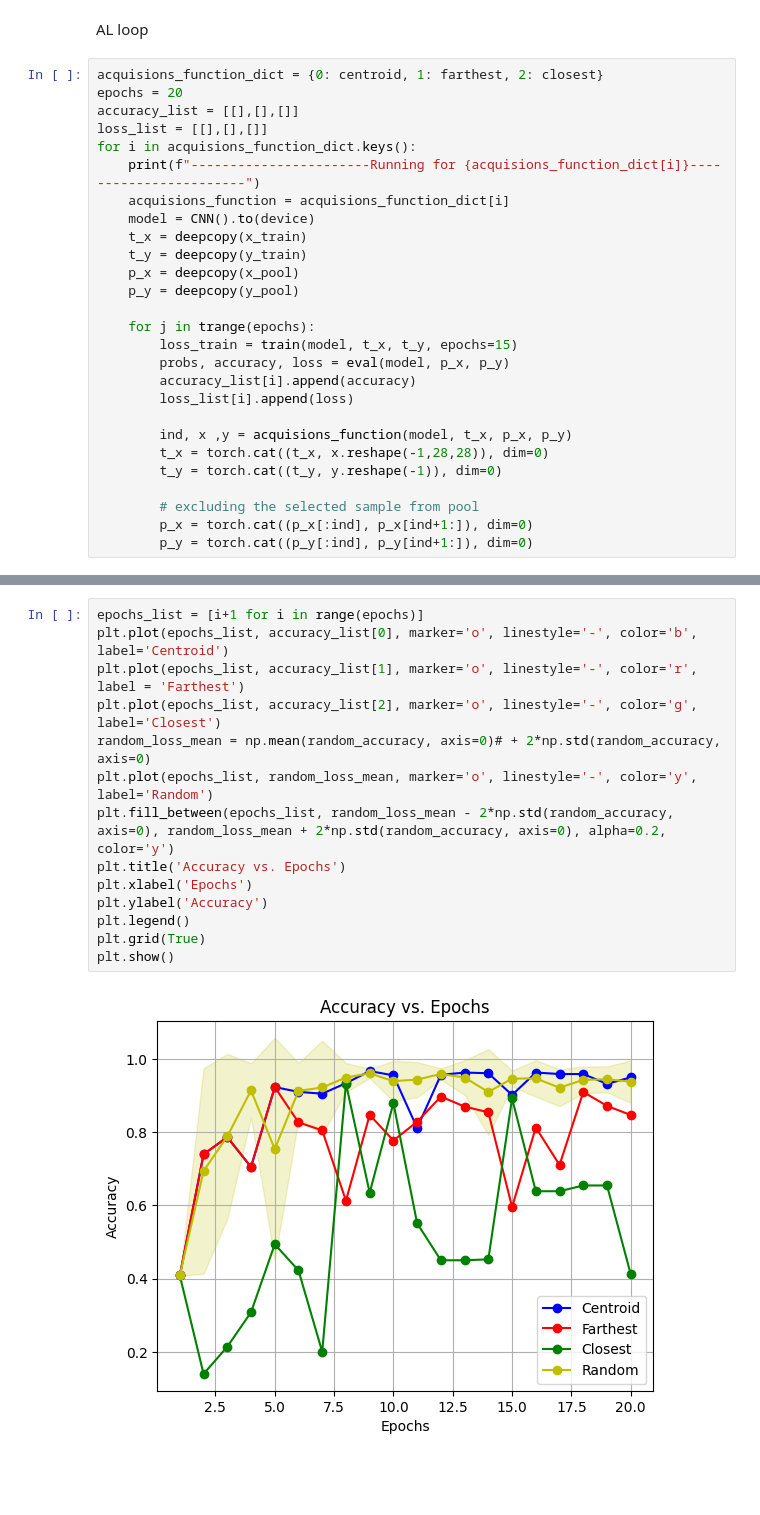
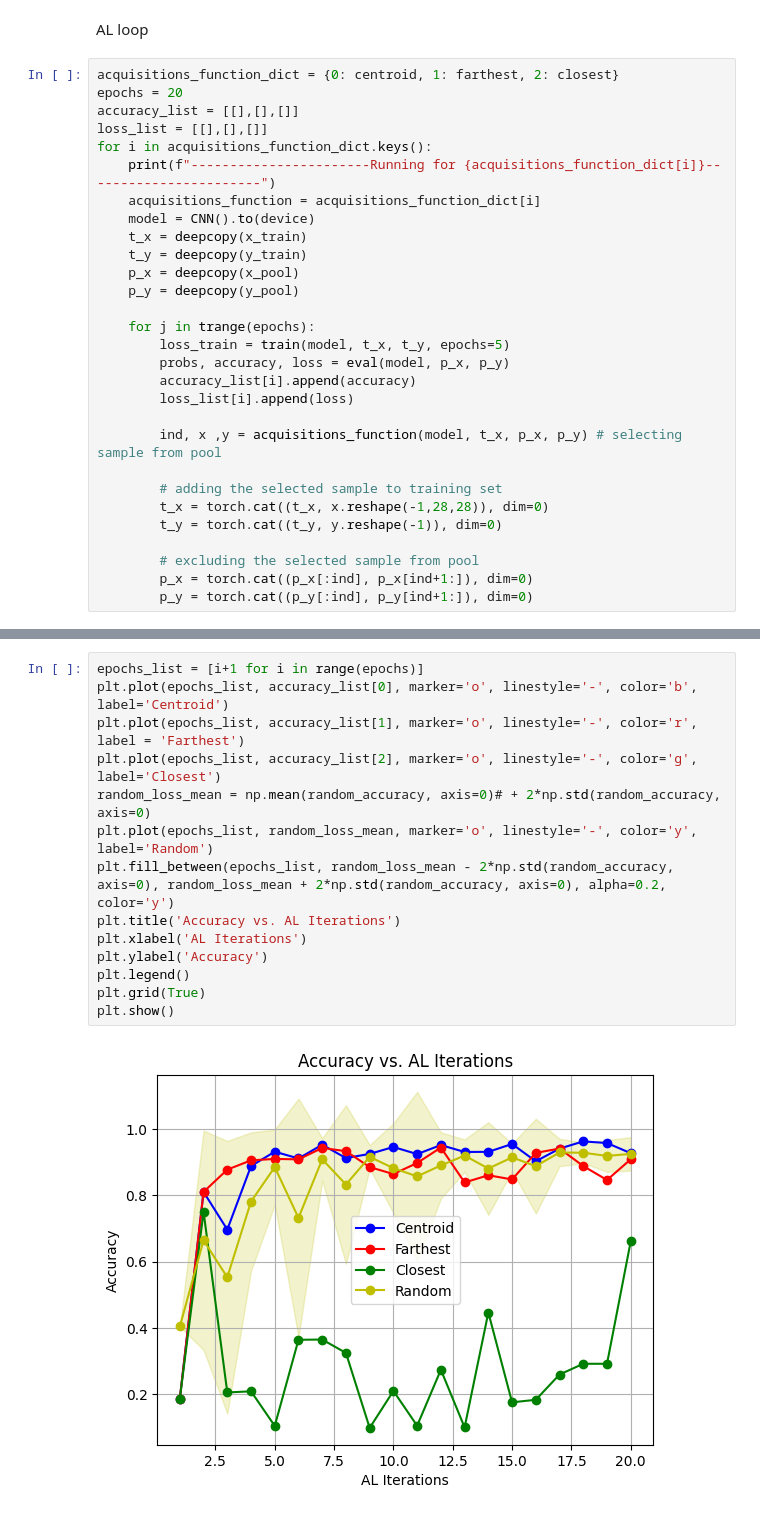
Before and after one commit to jaiswalsuraj487/Active_learning, a Jupyter notebook: AL_acquision_distance_MNIST.ipynb, the cells around one changed output, grey strips where cells are left out. Drawn from its saved outputs; the diff is of its cells as text; blank space fills up the shorter version.

```diff
--- a/AL_acquision_distance_MNIST.ipynb
+++ b/AL_acquision_distance_MNIST.ipynb
@@ -292,13 +280,13 @@ def closest(model, t_x, p_x, p_y):
 # %% [markdown]
 AL loop
 # %%
-acquisions_function_dict = {0: centroid, 1: farthest, 2: closest}
+acquisitions_function_dict = {0: centroid, 1: farthest, 2: closest}
 epochs = 20
 accuracy_list = [[],[],[]]
 loss_list = [[],[],[]]
-for i in acquisions_function_dict.keys():
-    print(f"-----------------------Running for {acquisions_function_dict[i]}-----------------------")
-    acquisions_function = acquisions_function_dict[i]
+for i in acquisitions_function_dict.keys():
+    print(f"-----------------------Running for {acquisitions_function_dict[i]}-----------------------")
+    acquisitions_function = acquisitions_function_dict[i]
     model = CNN().to(device)
     t_x = deepcopy(x_train)
     t_y = deepcopy(y_train)
@@ -306,12 +294,14 @@ for i in acquisions_function_dict.keys():
     p_y = deepcopy(y_pool)
 
     for j in trange(epochs):
-        loss_train = train(model, t_x, t_y, epochs=15)
+        loss_train = train(model, t_x, t_y, epochs=5)
         probs, accuracy, loss = eval(model, p_x, p_y)
         accuracy_list[i].append(accuracy)
         loss_list[i].append(loss)
 
-        ind, x ,y = acquisions_function(model, t_x, p_x, p_y)
+        ind, x ,y = acquisitions_function(model, t_x, p_x, p_y) # selecting sample from pool
+
+        # adding the selected sample to training set
         t_x = torch.cat((t_x, x.reshape(-1,28,28)), dim=0)
         t_y = torch.cat((t_y, y.reshape(-1)), dim=0)
 
@@ -719,16 +591,16 @@ plt.show()
 # %%
 epochs_list = [i+1 for i in range(epochs)]
 plt.plot(epochs_list, accuracy_list[0], marker='o', linestyle='-', color='b', label='Centroid')
 plt.plot(epochs_list, accuracy_list[1], marker='o', linestyle='-', color='r', label = 'Farthest')
 plt.plot(epochs_list, accuracy_list[2], marker='o', linestyle='-', color='g', label='Closest')
 random_loss_mean = np.mean(random_accuracy, axis=0)# + 2*np.std(random_accuracy, axis=0)
 plt.plot(epochs_list, random_loss_mean, marker='o', linestyle='-', color='y', label='Random')
 plt.fill_between(epochs_list, random_loss_mean - 2*np.std(random_accuracy, axis=0), random_loss_mean + 2*np.std(random_accuracy, axis=0), alpha=0.2, color='y')
-plt.title('Accuracy vs. Epochs')
-plt.xlabel('Epochs')
+plt.title('Accuracy vs. AL Iterations')
+plt.xlabel('AL Iterations')
 plt.ylabel('Accuracy')
 plt.legend()
 plt.grid(True)
 plt.show()
 # %% [output]
-[figure, old version]
+[figure, new version]
```
Also changed, not shown: parts of 24 cells of this notebook.
